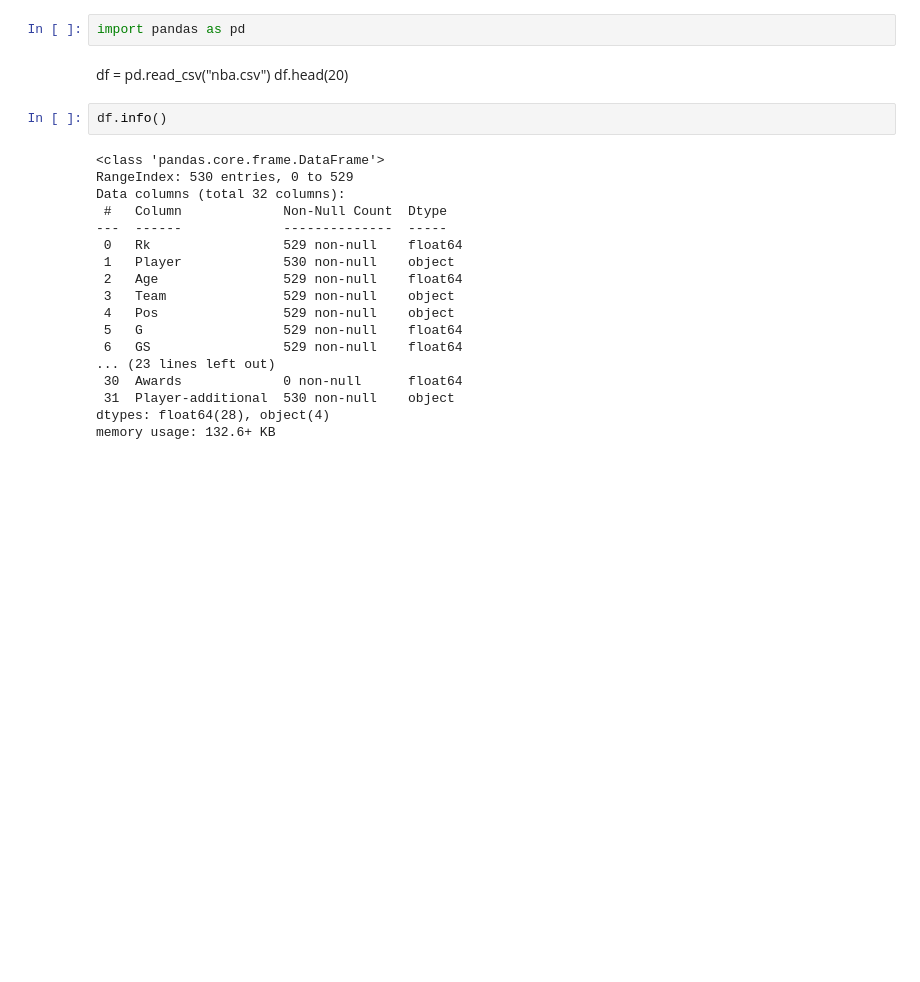
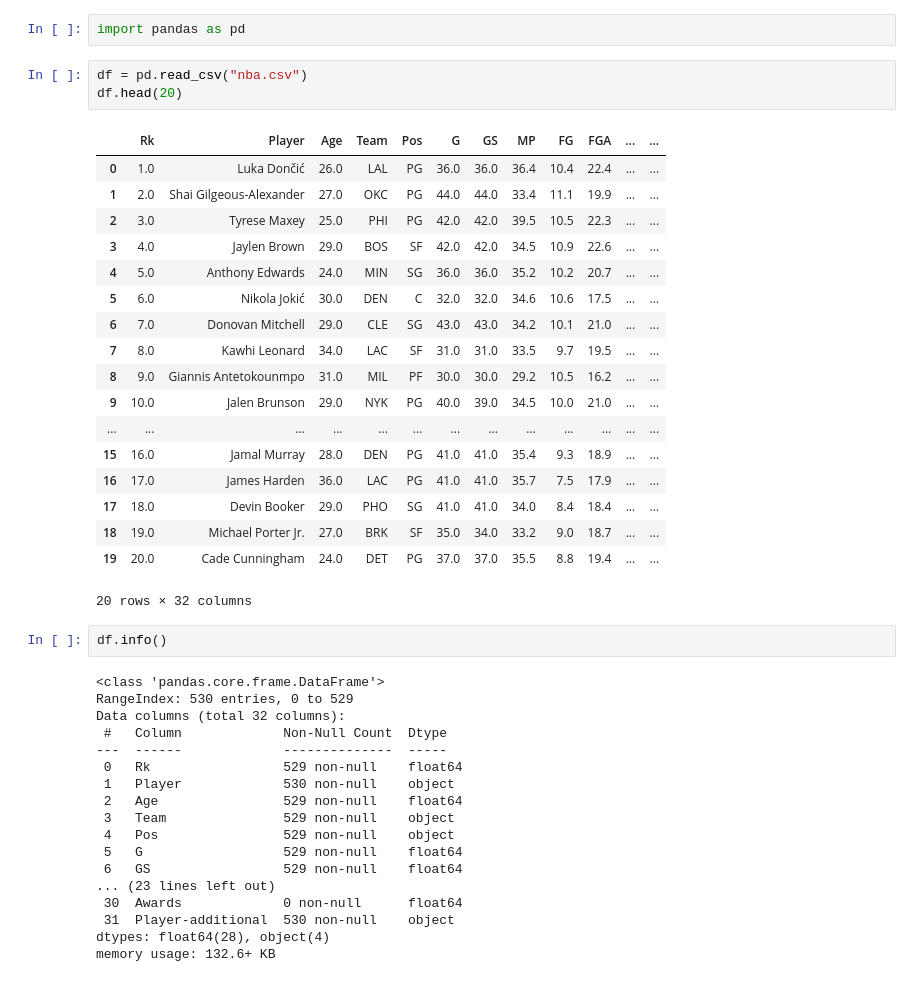
Before and after one commit to cchum/nba-player-stats-analysis, a Jupyter notebook: nba.ipynb, the cells around one changed output. Drawn from its saved outputs; the diff is of its cells as text; blank space fills up the shorter version.

```diff
--- a/nba.ipynb
+++ b/nba.ipynb
@@ -1,8 +1,27 @@
 # %%
 import pandas as pd
-# %% [markdown]
-df = pd.read_csv("nba.csv")
-df.head(20)
+# %%
+df = pd.read_csv("nba.csv")
+df.head(20)
+# %% [output]
+|  | Rk | Player | Age | Team | Pos | G | GS | MP | FG | FGA | ... | ... |
+| 0 | 1.0 | Luka Dončić | 26.0 | LAL | PG | 36.0 | 36.0 | 36.4 | 10.4 | 22.4 | ... | ... |
+| 1 | 2.0 | Shai Gilgeous-Alexander | 27.0 | OKC | PG | 44.0 | 44.0 | 33.4 | 11.1 | 19.9 | ... | ... |
+| 2 | 3.0 | Tyrese Maxey | 25.0 | PHI | PG | 42.0 | 42.0 | 39.5 | 10.5 | 22.3 | ... | ... |
+| 3 | 4.0 | Jaylen Brown | 29.0 | BOS | SF | 42.0 | 42.0 | 34.5 | 10.9 | 22.6 | ... | ... |
+| 4 | 5.0 | Anthony Edwards | 24.0 | MIN | SG | 36.0 | 36.0 | 35.2 | 10.2 | 20.7 | ... | ... |
+| 5 | 6.0 | Nikola Jokić | 30.0 | DEN | C | 32.0 | 32.0 | 34.6 | 10.6 | 17.5 | ... | ... |
+| 6 | 7.0 | Donovan Mitchell | 29.0 | CLE | SG | 43.0 | 43.0 | 34.2 | 10.1 | 21.0 | ... | ... |
+| 7 | 8.0 | Kawhi Leonard | 34.0 | LAC | SF | 31.0 | 31.0 | 33.5 | 9.7 | 19.5 | ... | ... |
+| 8 | 9.0 | Giannis Antetokounmpo | 31.0 | MIL | PF | 30.0 | 30.0 | 29.2 | 10.5 | 16.2 | ... | ... |
+| 9 | 10.0 | Jalen Brunson | 29.0 | NYK | PG | 40.0 | 39.0 | 34.5 | 10.0 | 21.0 | ... | ... |
+| ... | ... | ... | ... | ... | ... | ... | ... | ... | ... | ... | ... | ... |
+| 15 | 16.0 | Jamal Murray | 28.0 | DEN | PG | 41.0 | 41.0 | 35.4 | 9.3 | 18.9 | ... | ... |
+| 16 | 17.0 | James Harden | 36.0 | LAC | PG | 41.0 | 41.0 | 35.7 | 7.5 | 17.9 | ... | ... |
+| 17 | 18.0 | Devin Booker | 29.0 | PHO | SG | 41.0 | 41.0 | 34.0 | 8.4 | 18.4 | ... | ... |
+| 18 | 19.0 | Michael Porter Jr. | 27.0 | BRK | SF | 35.0 | 34.0 | 33.2 | 9.0 | 18.7 | ... | ... |
+| 19 | 20.0 | Cade Cunningham | 24.0 | DET | PG | 37.0 | 37.0 | 35.5 | 8.8 | 19.4 | ... | ... |
+20 rows × 32 columns
 # %%
 df.info()
 # %% [output]
```
Also changed, not shown: parts of 13 cells of this notebook, 1 other file.
